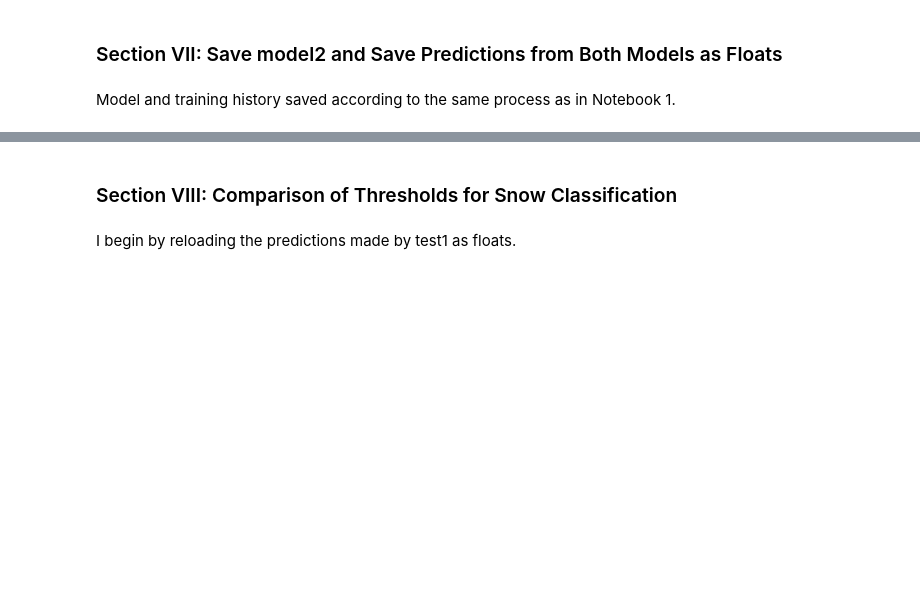
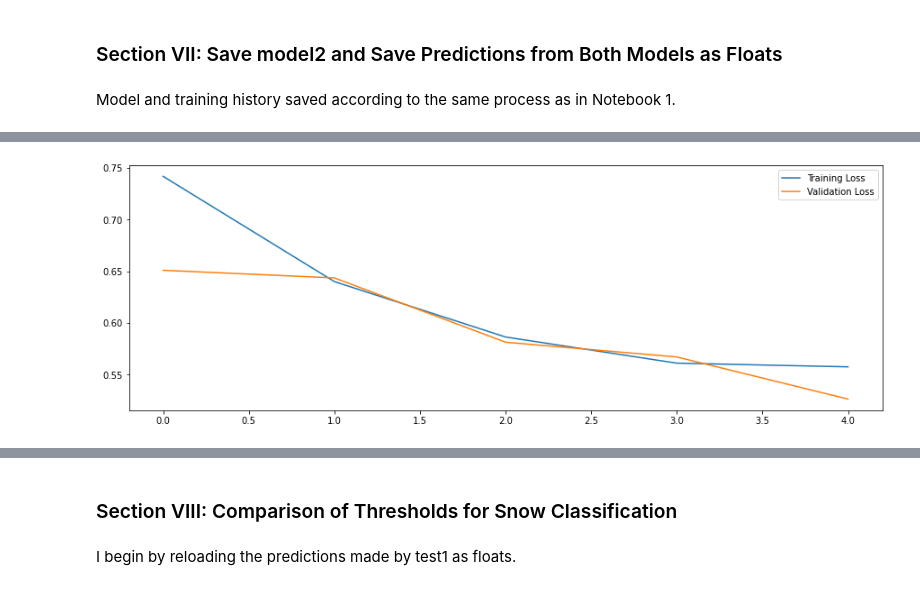
Before and after one commit to MarkCHarris/ga-capstone-snow-vision, a Jupyter notebook: code/part2_snowdetect_modeltuning.ipynb, the cells around one changed output, grey strips where cells are left out. Drawn from its saved outputs; the diff is of its cells as text; code cells hidden in the pictures; blank space fills up the shorter version.

```diff
--- a/code/part2_snowdetect_modeltuning.ipynb
+++ b/code/part2_snowdetect_modeltuning.ipynb
@@ -220,0 +120,4 @@ model_name = 'test1_float_shuffle_once'
+# %%
+st.get_train_preds(train_data, model, model_name, 'train')
+# %%
+st.get_train_preds(val_data, model, model_name, 'val')
@@ -220,0 +169,19 @@ model_name = 'test1_float_shuffle_once'
+# %%
+model = Sequential()
+
+model.add(layers.Conv2D(filters=8, kernel_size=(5, 5),
+                        activation='leaky_relu',
+                        padding='same',
+                        input_shape=[640, 640, 3]))
+
+model.add(layers.MaxPooling2D(pool_size=(5,5)))
+
+model.add(layers.Flatten())
+
+model.add(layers.Dense(32, activation='leaky_relu', kernel_regularizer=l2()))
+
+model.add(layers.Dense(1, activation='sigmoid'))
+# %%
+model.compile(loss='binary_crossentropy',
+             optimizer='adam',
+             metrics=['accuracy'])
@@ -220,0 +202,8 @@ model_name = 'test1_float_shuffle_once'
+# %%
+# Plot of the training and validation loss for each epoch.
+plt.figure(figsize=(15,5))
+plt.plot(history.history['loss'], label='Training Loss')
+plt.plot(history.history['val_loss'], label='Validation Loss')
+plt.legend();
+# %% [output]
+[figure, added]
```
Also changed, not shown: parts of 52 cells of this notebook, 24 other files.
